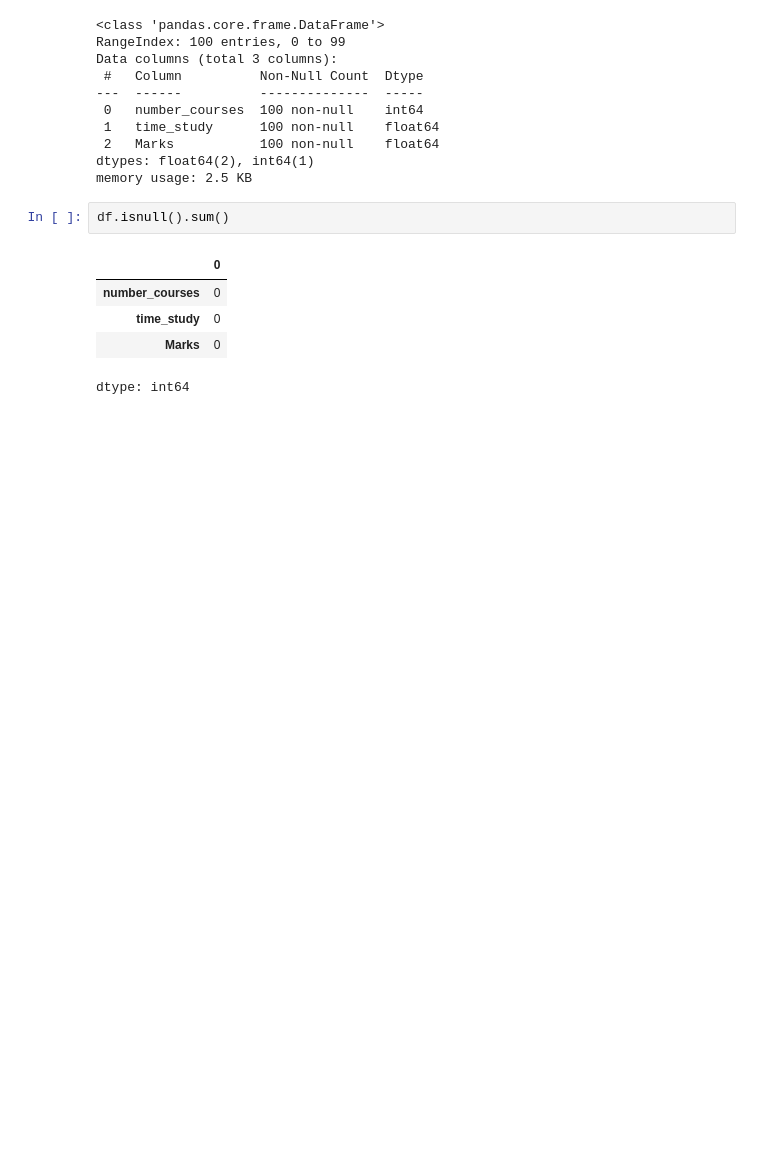
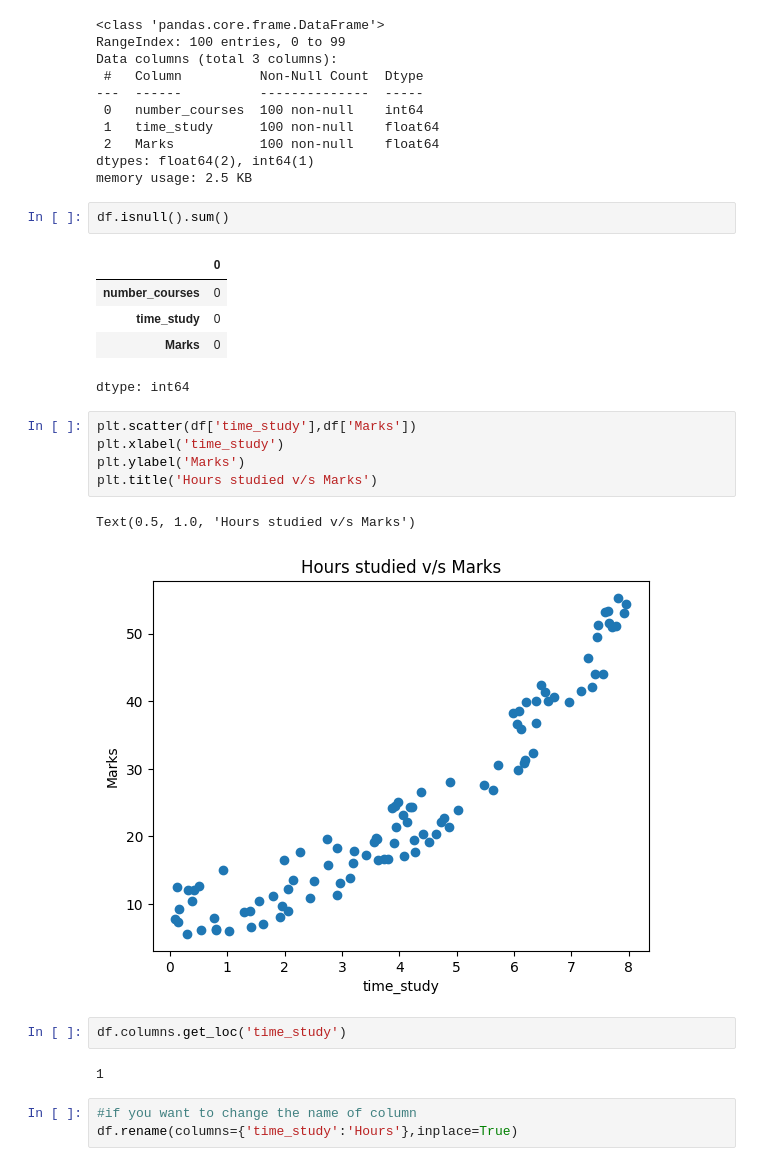
Before and after one commit to Keshavanand20/Machine_Learning, a Jupyter notebook: Support_vector_regression.ipynb, the cells around one changed output. Drawn from its saved outputs; the diff is of its cells as text; blank space fills up the shorter version.

```diff
--- a/Support_vector_regression.ipynb
+++ b/Support_vector_regression.ipynb
@@ -65,3 +59,18 @@ df.isnull().sum()
 | time_study | 0 |
 | Marks | 0 |
 dtype: int64
+# %%
+plt.scatter(df['time_study'],df['Marks'])
+plt.xlabel('time_study')
+plt.ylabel('Marks')
+plt.title('Hours studied v/s Marks')
+# %% [output]
+Text(0.5, 1.0, 'Hours studied v/s Marks')
+[figure, added]
+# %%
+df.columns.get_loc('time_study')
+# %% [output]
+1
+# %%
+#if you want to change the name of column
+df.rename(columns={'time_study':'Hours'},inplace=True)
```
Also changed, not shown: parts of 31 cells of this notebook.
